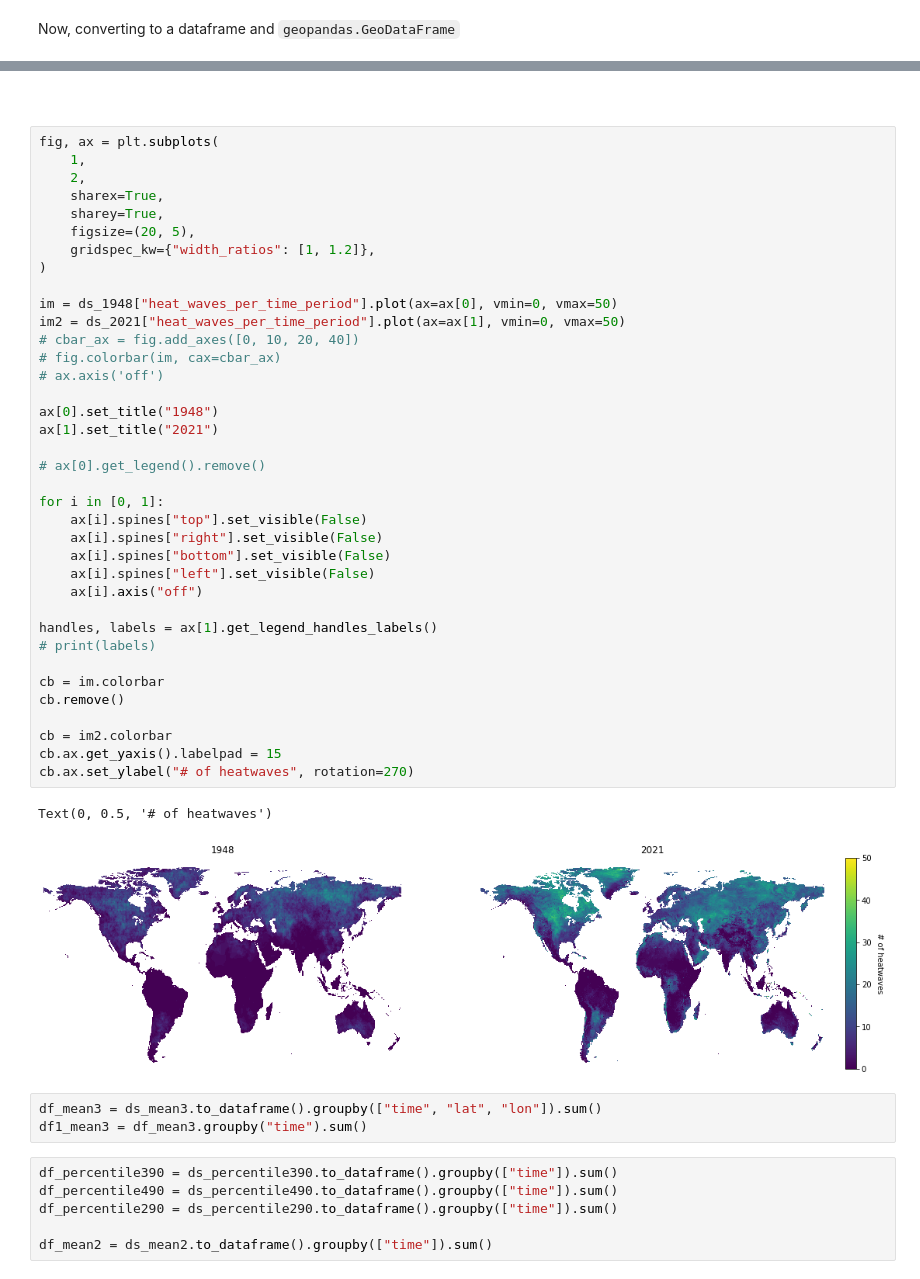
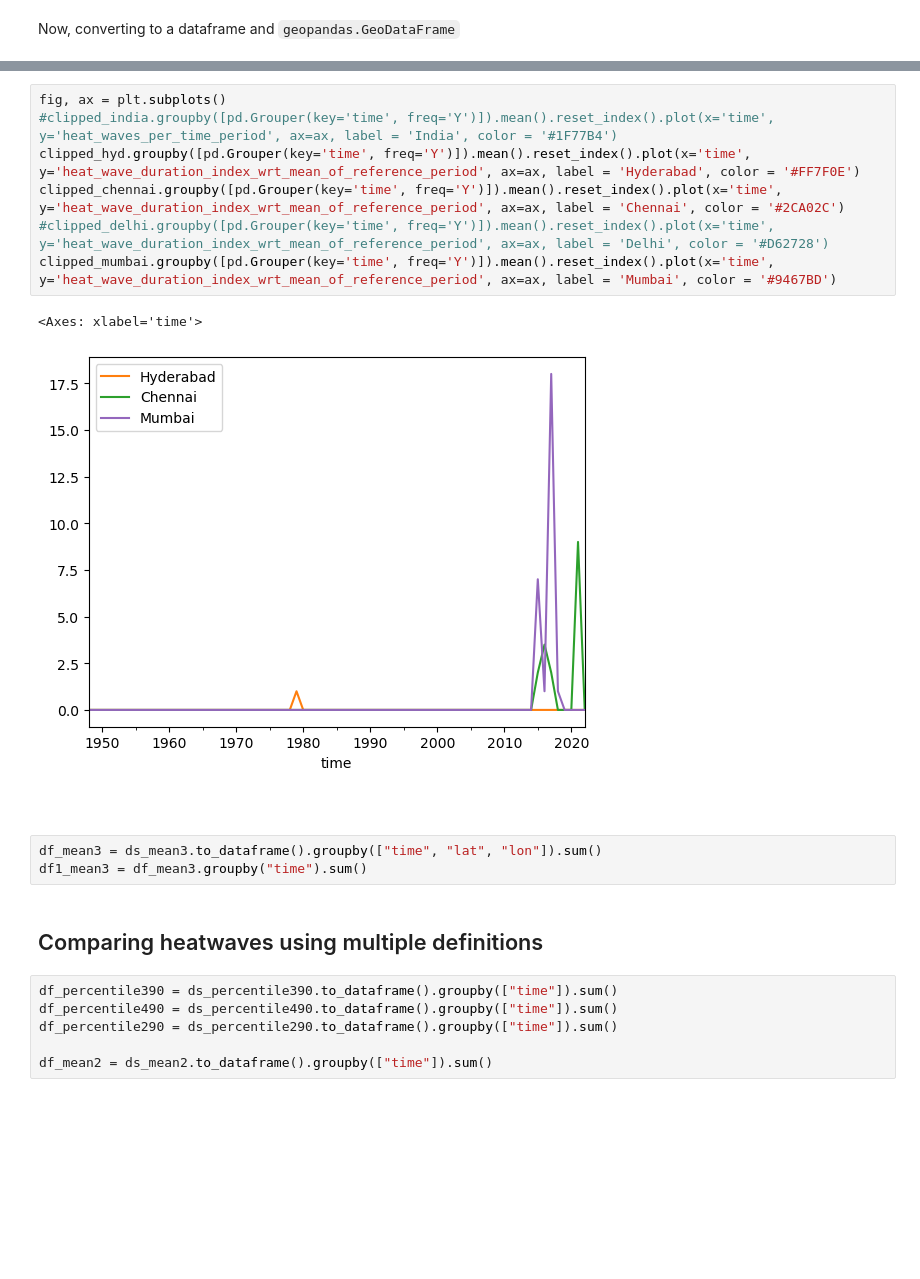
Before and after one commit to datapartnership/heatwaves, a Jupyter notebook: notebooks/measuring-heatwaves/calculate-heatwaves-incidence.ipynb, the cells around one changed output, grey strips where cells are left out. Drawn from its saved outputs; the diff is of its cells as text; blank space fills up the shorter version.

Commit message:
Updating the heatwave incidence calculation

```diff
--- a/notebooks/measuring-heatwaves/calculate-heatwaves-incidence.ipynb
+++ b/notebooks/measuring-heatwaves/calculate-heatwaves-incidence.ipynb
@@ -228,48 +155,20 @@ df.plot(x='time', y='heat_waves_per_time_period')
+# %%
+fig, ax = plt.subplots()
+#clipped_india.groupby([pd.Grouper(key='time', freq='Y')]).mean().reset_index().plot(x='time', y='heat_waves_per_time_period', ax=ax, label = 'India', color = '#1F77B4')
+clipped_hyd.groupby([pd.Grouper(key='time', freq='Y')]).mean().reset_index().plot(x='time', y='heat_wave_duration_index_wrt_mean_of_reference_period', ax=ax, label = 'Hyderabad', color = '#FF7F0E')
+clipped_chennai.groupby([pd.Grouper(key='time', freq='Y')]).mean().reset_index().plot(x='time', y='heat_wave_duration_index_wrt_mean_of_reference_period', ax=ax, label = 'Chennai', color = '#2CA02C')
+#clipped_delhi.groupby([pd.Grouper(key='time', freq='Y')]).mean().reset_index().plot(x='time', y='heat_wave_duration_index_wrt_mean_of_reference_period', ax=ax, label = 'Delhi', color = '#D62728')
+clipped_mumbai.groupby([pd.Grouper(key='time', freq='Y')]).mean().reset_index().plot(x='time', y='heat_wave_duration_index_wrt_mean_of_reference_period', ax=ax, label = 'Mumbai', color = '#9467BD')
+# %% [output]
+<Axes: xlabel='time'>
+[figure, added]
 # %% [markdown]
 ##
-# %%
-fig, ax = plt.subplots(
-    1,
-    2,
-    sharex=True,
-    sharey=True,
-    figsize=(20, 5),
-    gridspec_kw={"width_ratios": [1, 1.2]},
-)
-
-im = ds_1948["heat_waves_per_time_period"].plot(ax=ax[0], vmin=0, vmax=50)
-im2 = ds_2021["heat_waves_per_time_period"].plot(ax=ax[1], vmin=0, vmax=50)
-# cbar_ax = fig.add_axes([0, 10, 20, 40])
-# fig.colorbar(im, cax=cbar_ax)
-# ax.axis('off')
-
-ax[0].set_title("1948")
-ax[1].set_title("2021")
-
-# ax[0].get_legend().remove()
-
-for i in [0, 1]:
-    ax[i].spines["top"].set_visible(False)
-    ax[i].spines["right"].set_visible(False)
-    ax[i].spines["bottom"].set_visible(False)
-    ax[i].spines["left"].set_visible(False)
-    ax[i].axis("off")
-
-handles, labels = ax[1].get_legend_handles_labels()
-# print(labels)
-
-cb = im.colorbar
-cb.remove()
-
-cb = im2.colorbar
-cb.ax.get_yaxis().labelpad = 15
-cb.ax.set_ylabel("# of heatwaves", rotation=270)
-# %% [output]
-Text(0, 0.5, '# of heatwaves')
-[figure]
 # %%
 df_mean3 = ds_mean3.to_dataframe().groupby(["time", "lat", "lon"]).sum()
 df1_mean3 = df_mean3.groupby("time").sum()
+# %% [markdown]
+## Comparing heatwaves using multiple definitions
 # %%
 df_percentile390 = ds_percentile390.to_dataframe().groupby(["time"]).sum()
 df_percentile490 = ds_percentile490.to_dataframe().groupby(["time"]).sum()
```
Also changed, not shown: parts of 37 cells of this notebook.
